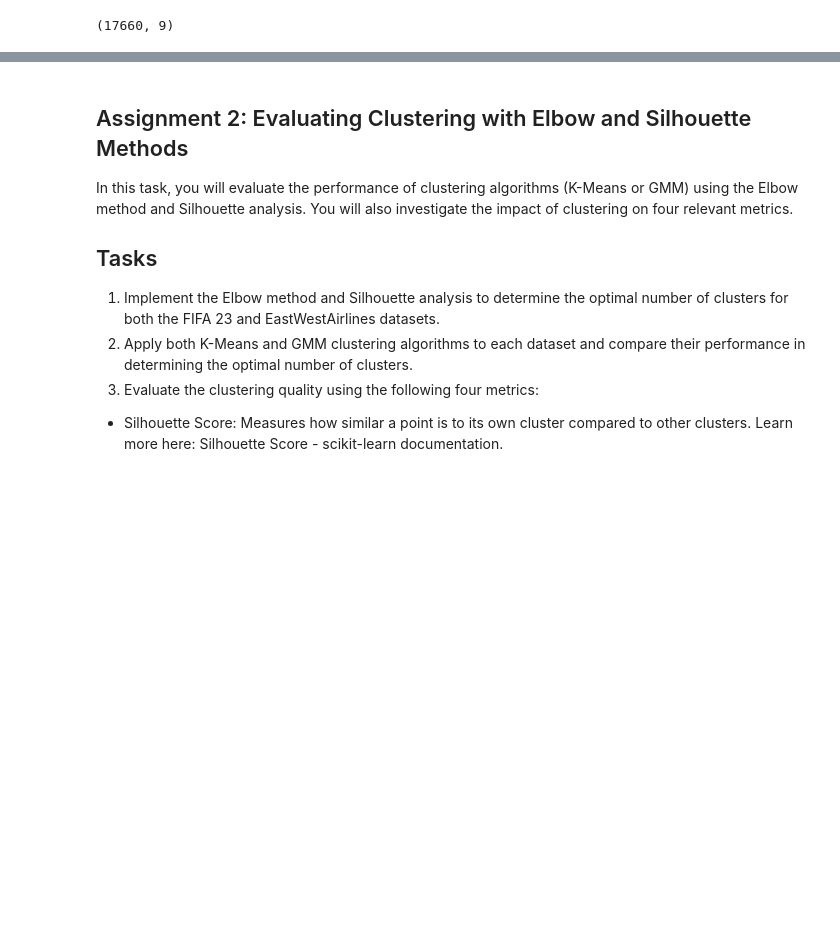
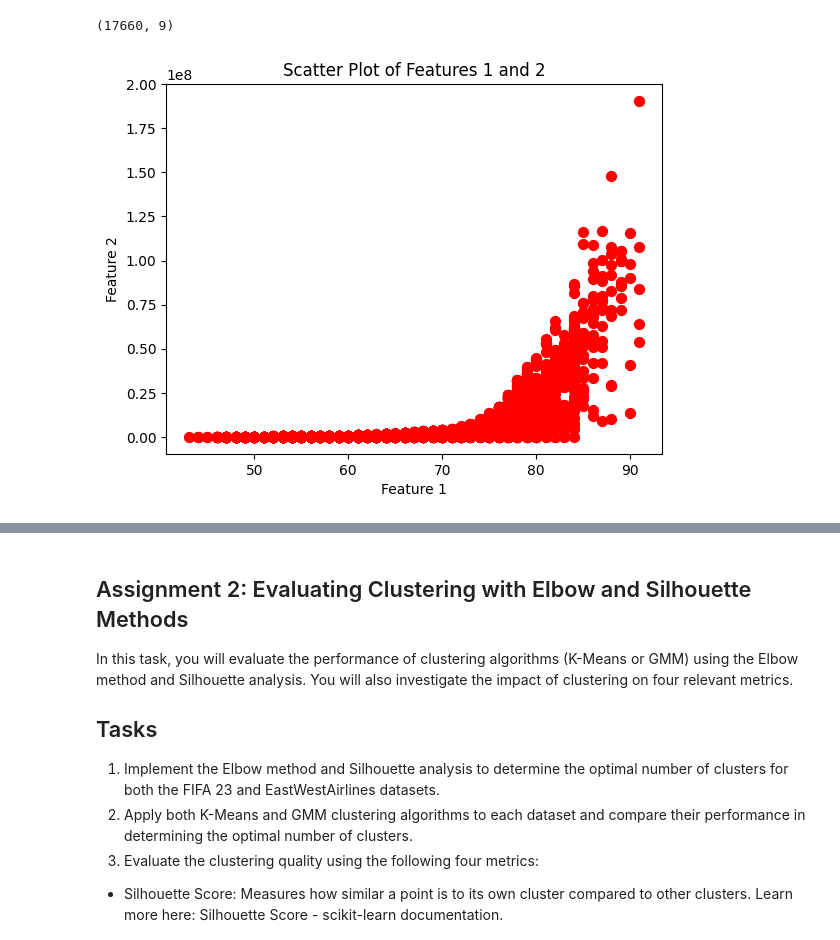
Before and after one commit to jmparradov/Machine-Learning-II---Talleres, a Jupyter notebook: Taller_1_Machine_Learning_2.ipynb, the cells around one changed output, grey strips where cells are left out. Drawn from its saved outputs; the diff is of its cells as text; code cells hidden in the pictures; blank space fills up the shorter version.

```diff
--- a/Taller_1_Machine_Learning_2.ipynb
+++ b/Taller_1_Machine_Learning_2.ipynb
@@ -153,21 +153,19 @@ sns.pairplot(df, hue='Overall')
 <seaborn.axisgrid.PairGrid at 0x...>
 [figure]
 # %%
-# prompt: convert dataframe to numpy array df and display dimensions
-
 # Convert the DataFrame to a NumPy array
-df_array = df.to_numpy()
+X = df.to_numpy()
 
 # Display the dimensions of the NumPy array
-df_array.shape
+X.shape
 # %% [output]
 (17660, 9)
 # %%
 # Seleccionemos como prueba los features 0, 2
-X_2d = df_array[:,[0,2]]
-
-plt.scatter(X_2d[:,0], X_2d[:,1], marker='o', color='r', s=50)
+plt.scatter(X[:,2], X[:,4], marker='o', color='r', s=50)
 plt.xlabel('Feature 1')
 plt.ylabel('Feature 2')
 plt.title('Scatter Plot of Features 1 and 2')
 plt.show()
+# %% [output]
+[figure, added]
```
Also changed, not shown: parts of 6 cells of this notebook.
